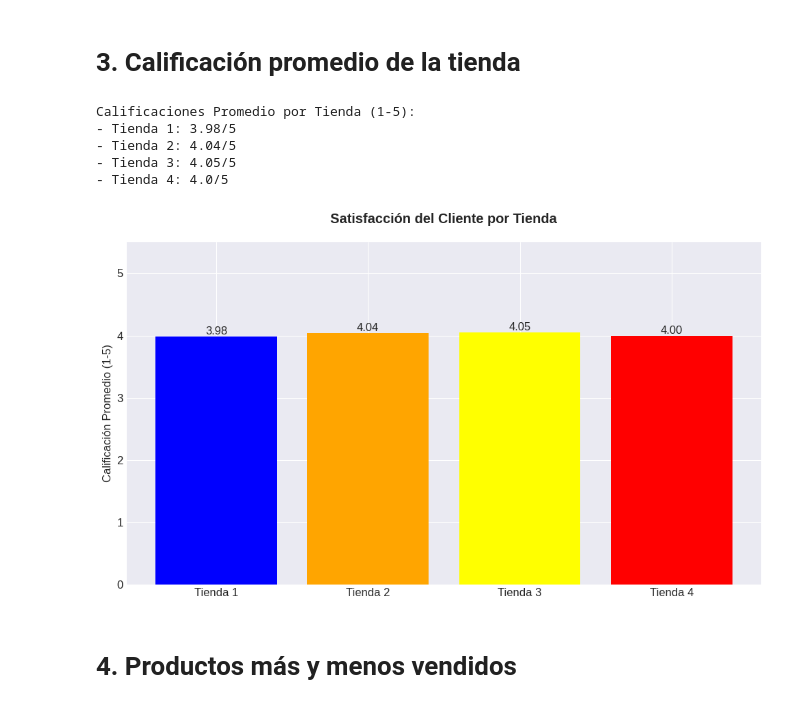
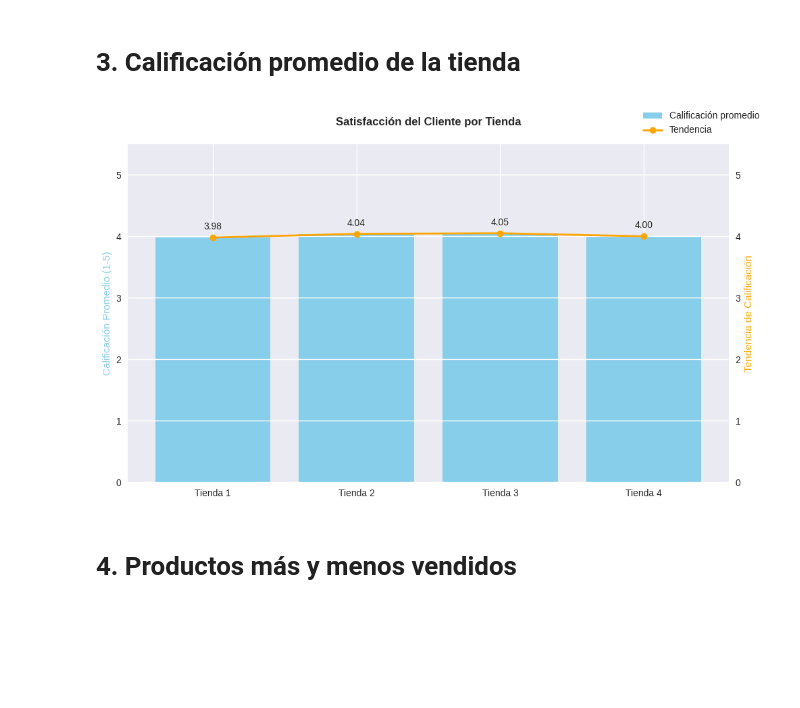
Before and after one commit to maufonseca18/Challenge-Alura-Store-, a Jupyter notebook: AluraStoreLatam.ipynb, the cells around one changed output. Saved outputs shown, nothing was run; the diff lists cells and outputs as text; code cells hidden in the pictures; blank space fills up the shorter version.

```diff
--- a/AluraStoreLatam.ipynb
+++ b/AluraStoreLatam.ipynb
@@ -173,43 +147,40 @@ Artículos para el hogar             201
 # %%
 import pandas as pd
 import matplotlib.pyplot as plt
 plt.style.use('seaborn-v0_8-darkgrid')
 plt.rcParams['font.size'] = 12
 
 #Cálculo promedio de las calificaciones por tienda:
 calificacion = {}
 for nombre, df in tiendas.items():
   promedio = df['Calificación'].mean()
   calificacion[nombre] = round(promedio, 2) #Lo va a redondear dos decímales
 
-print("Calificaciones Promedio por Tienda (1-5):")
-for tienda, promedio in calificacion.items():
-    print(f"- {tienda}: {promedio}/5")
-plt.figure(figsize=(10, 6))
-bars = plt.bar(
-    calificacion.keys(),
-    calificacion.values(),
-    color= ['Blue', 'Orange', 'Yellow', 'Red']
-    )
+tiendas_nombres = list(calificacion.keys())
+valores = list(calificacion.values())
+
+fig, ax1 = plt.subplots(figsize=(10, 6))
+bars = ax1.bar(tiendas_nombres, valores, color='skyblue', label='Calificación promedio')
+ax1.set_ylabel('Calificación Promedio (1-5)', color='skyblue')
+ax1.set_ylim(0, 5.5)
+ax1.set_title('Satisfacción del Cliente por Tienda', pad=20, fontweight='bold')
 for bar in bars:
     height = bar.get_height()
-    plt.text(
-              bar.get_x() + bar.get_width() / 2, height,
-              f'{height:.2f}',
-              ha='center', va='bottom', fontsize=12
-            )
-plt.title('Satisfacción del Cliente por Tienda', pad=20, fontweight='bold')
-plt.ylabel('Calificación Promedio (1-5)')
-plt.ylim(0, 5.5)  # Rango de calificaciones
+    ax1.text(bar.get_x() + bar.get_width()/2, height + 0.1,
+             f'{height:.2f}', ha='center', va='bottom', fontsize=10)
+
+ax2 = ax1.twinx()
+ax2.plot(tiendas_nombres, valores, color='orange', marker='o', linewidth=2, label='Tendencia')
+ax2.set_ylim(0, 5.5)
+ax2.set_ylabel('Tendencia de Calificación', color='orange')
+lines_labels = [ax.get_legend_handles_labels() for ax in [ax1, ax2]]
+lines, labels = [sum(lol, []) for lol in zip(*lines_labels)]
+fig.legend(lines, labels, loc='upper right')
+
 plt.tight_layout()
 plt.show()
 # %% [output]
-Calificaciones Promedio por Tienda (1-5):
-- Tienda 1: 3.98/5
-- Tienda 2: 4.04/5
-- Tienda 3: 4.05/5
-- Tienda 4: 4.0/5
-[figure, old version]
+[figure, new version]
 # %% [markdown]
 # 4. Productos más y menos vendidos
 # %%
```
Also changed, not shown: parts of 13 cells of this notebook.
